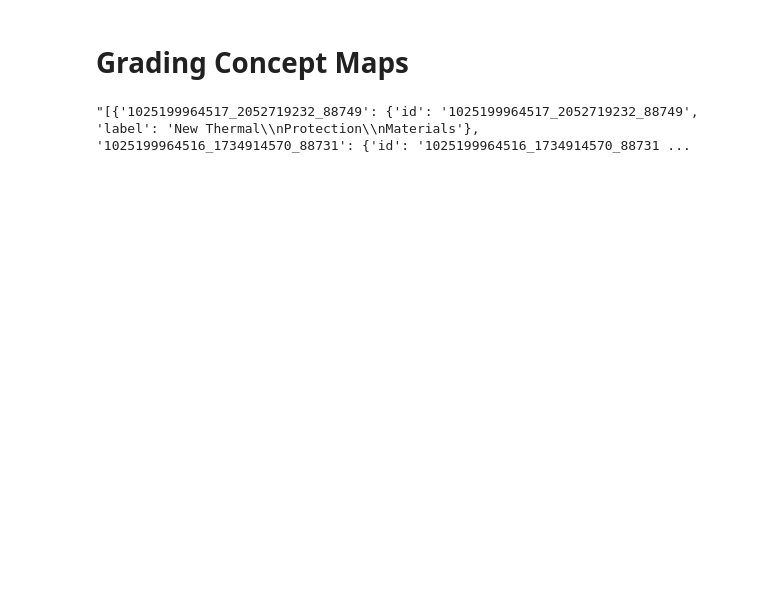
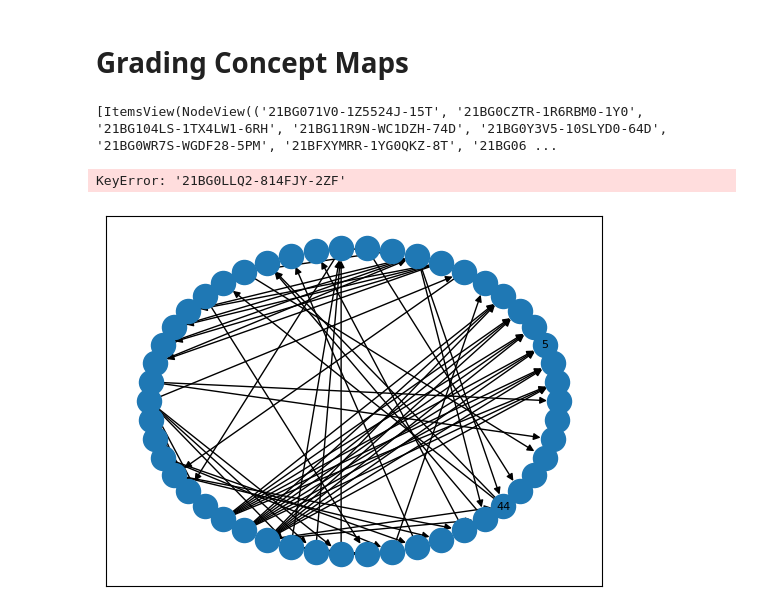
Before and after one commit to IsaacSussman/concept-map-grading, a Jupyter notebook: cmap-scoring.ipynb, the cells around one changed output. Saved outputs shown, nothing was run; the diff lists cells and outputs as text; code cells hidden in the pictures; blank space fills up the shorter version.

```diff
--- a/cmap-scoring.ipynb
+++ b/cmap-scoring.ipynb
@@ -6,12 +8,16 @@ import os
 # %%
-paths = ["cmaps/AeroCapture.cxl", "cmaps/Bacterial Characteristics.cxl"]
+paths = ["cmaps/CS_Tech_2.cmap.cxl", "cmaps/IndustEngOrganization.cxl"] # Bacterial Characteristics
 expert_path = "cmaps/AeroCapture.cxl"
 fuzzy = False
 parsed_cmaps = [Cxl(i, fuzzy, os.path.basename(i)) for i in paths]
 expert_cmap = Cxl(expert_path, fuzzy, os.path.basename(expert_path))
-for i in  range(len(parsed_cmaps)):
+for i in range(len(parsed_cmaps)):
     parsed_cmaps[i].parse_map()
 [str(i) for i in parsed_cmaps]
-str([parsed_cmaps[0].concepts_by_id])
+print(str([parsed_cmaps[1].graph.nodes.items()]))
+parsed_cmaps[1]._find_leaves()
+Cxl.show_map(parsed_cmaps[1])
 # %% [output]
-"[{'1025199964517_2052719232_88749': {'id': '1025199964517_2052719232_88749', 'label': 'New Thermal\\nProtection\\nMaterials'}, '1025199964516_1734914570_88731': {'id': '1025199964516_1734914570_88731 ...
+[ItemsView(NodeView(('21BG071V0-1Z5524J-15T', '21BG0CZTR-1R6RBM0-1Y0', '21BG104LS-1TX4LW1-6RH', '21BG11R9N-WC1DZH-74D', '21BG0Y3V5-10SLYD0-64D', '21BG0WR7S-WGDF28-5PM', '21BFXYMRR-1YG0QKZ-8T', '21BG06 ...
+KeyError: '21BG0LLQ2-814FJY-2ZF'
+[figure, added]
```
Also changed, not shown: parts of 3 cells of this notebook, 11 other files.
